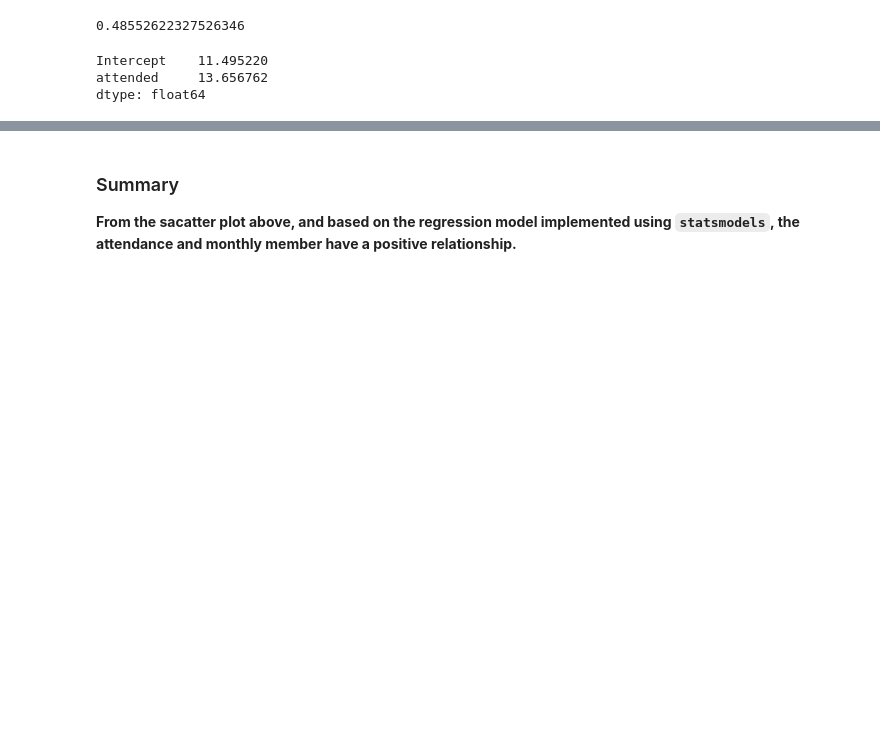
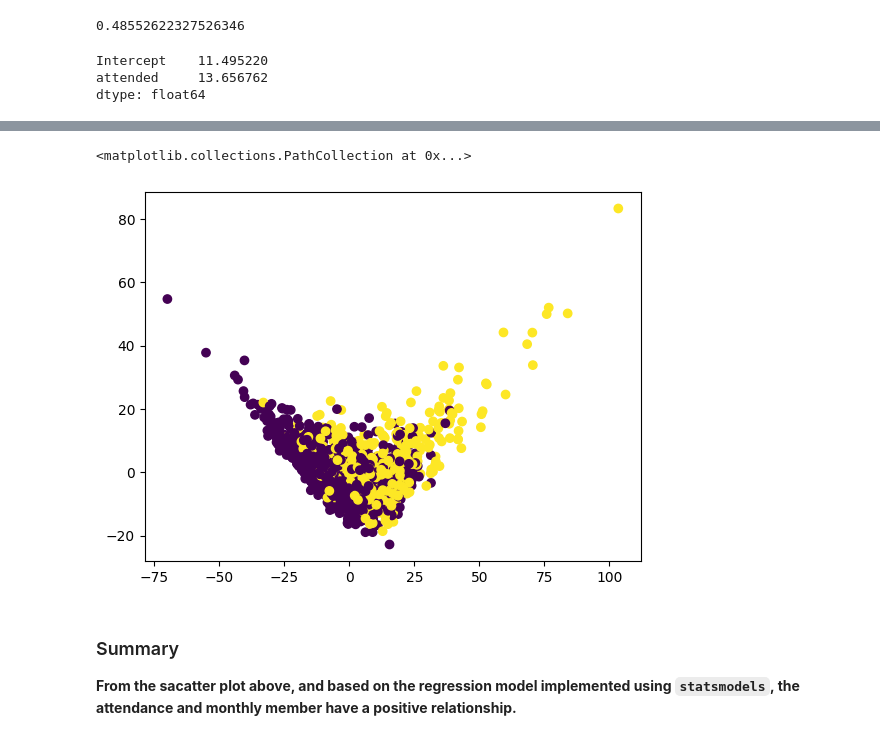
Before and after one commit to Abdoelabassi/data-science-certification-exam, a Jupyter notebook: notebook.ipynb, the cells around one changed output, grey strips where cells are left out. Drawn from its saved outputs; the diff is of its cells as text; code cells hidden in the pictures; blank space fills up the shorter version.

```diff
--- a/notebook.ipynb
+++ b/notebook.ipynb
@@ -221,3 +256,6 @@ model.params
 Intercept    11.495220
 attended     13.656762
 dtype: float64
+# %%
+test_data = fitness_data[["months_as_member", "weight","days_before","attended"]]
+test_data.values
@@ -223,0 +270,11 @@ dtype: float64
+# %%
+from sklearn.decomposition import PCA
+
+pca = PCA(n_components=2)
+pca.fit(test_data)
+tramsformed = pca.transform(test_data)
+# %%
+plt.scatter(x=tramsformed[:,0], y=tramsformed[:,1], c=test_data["attended"])
+# %% [output]
+<matplotlib.collections.PathCollection at 0x...>
+[figure, added]
```
Also changed, not shown: parts of 5 cells of this notebook.
